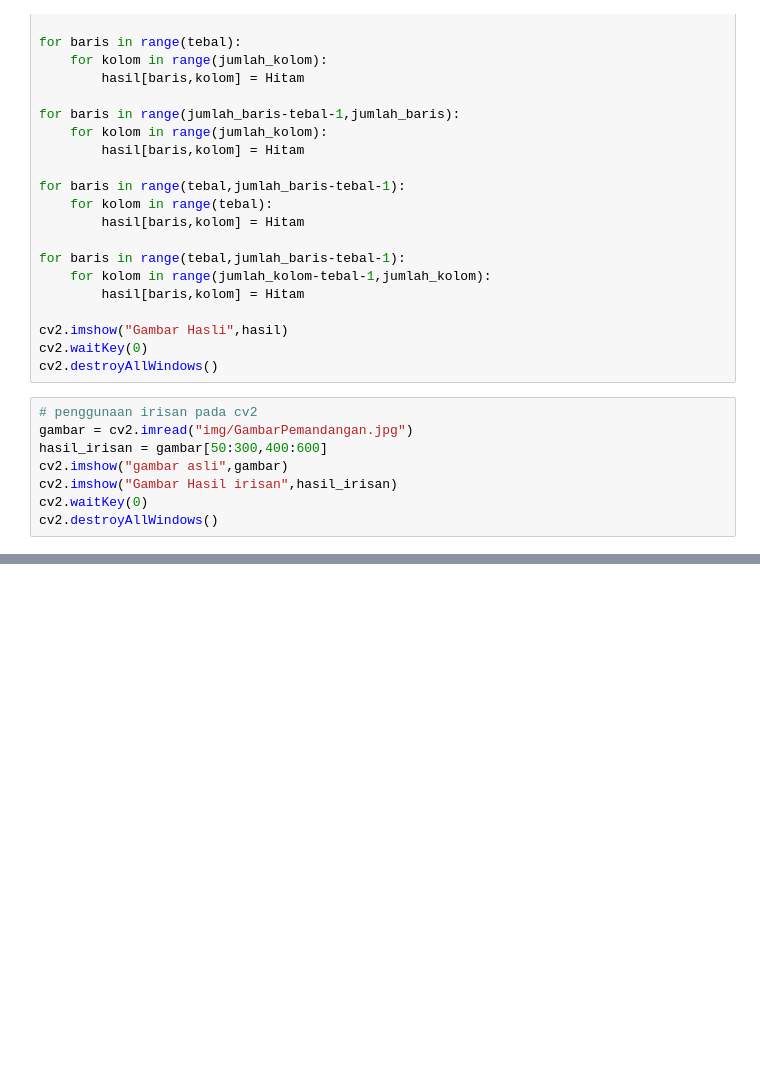
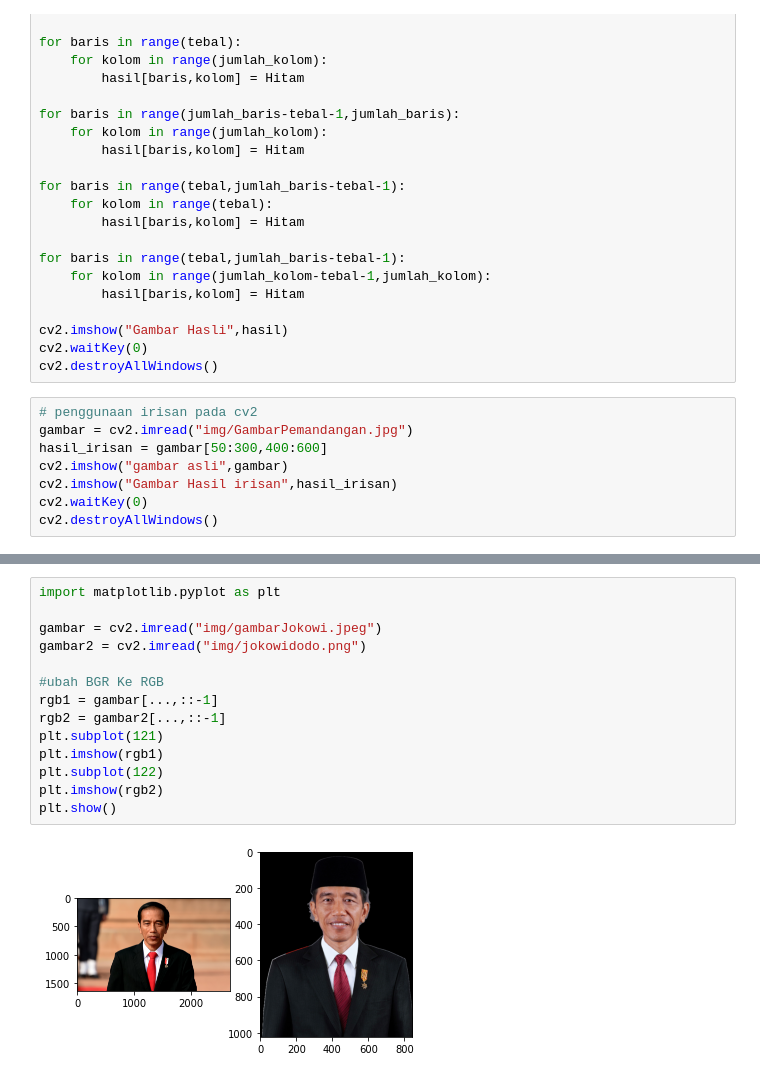
Before and after one commit to dzakyfaishalariq/DataSains, a Jupyter notebook: openCV/openCVdasar.ipynb, the cells around one changed output, grey strips where cells are left out. Drawn from its saved outputs; the diff is of its cells as text; blank space fills up the shorter version.

```diff
--- a/openCV/openCVdasar.ipynb
+++ b/openCV/openCVdasar.ipynb
@@ -97,0 +115,16 @@ cv2.destroyAllWindows()
+# %%
+import matplotlib.pyplot as plt
+
+gambar = cv2.imread("img/gambarJokowi.jpeg")
+gambar2 = cv2.imread("img/jokowidodo.png")
+
+#ubah BGR Ke RGB
+rgb1 = gambar[...,::-1]
+rgb2 = gambar2[...,::-1]
+plt.subplot(121)
+plt.imshow(rgb1)
+plt.subplot(122)
+plt.imshow(rgb2)
+plt.show()
+# %% [output]
+[figure, added]
```
Also changed, not shown: parts of 2 cells of this notebook, 2 other files.
